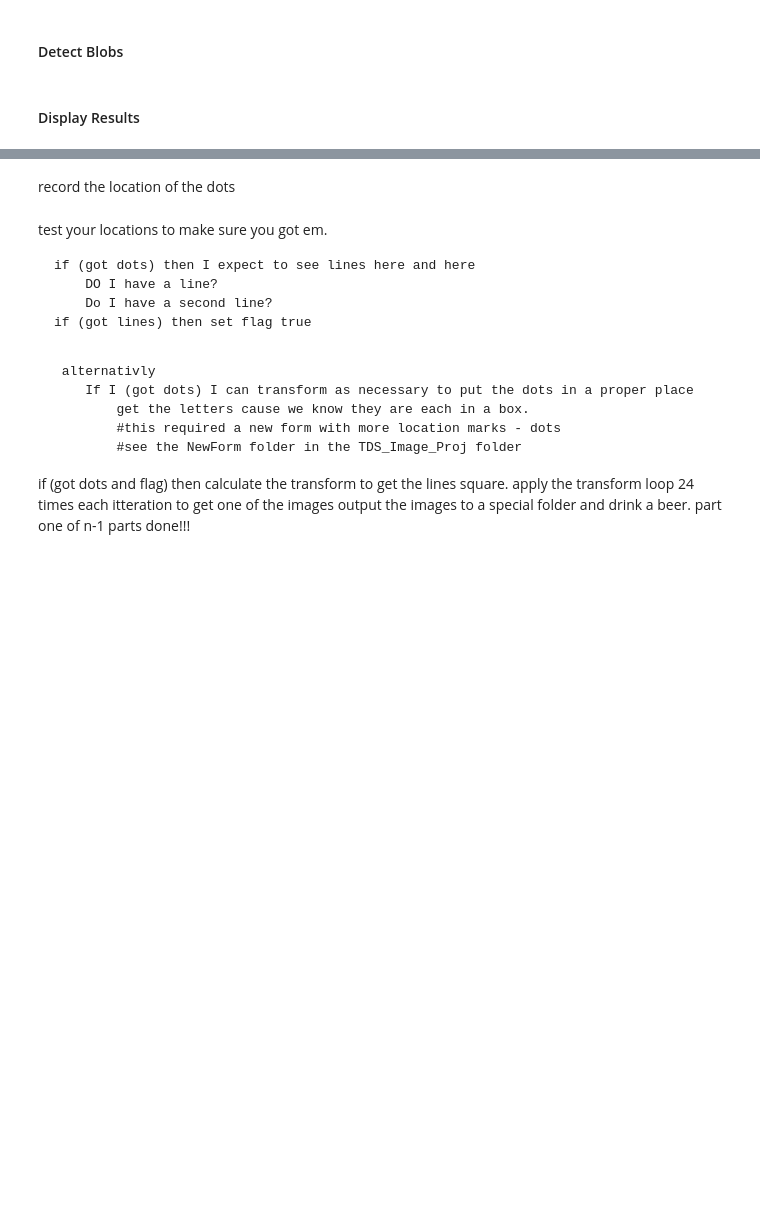
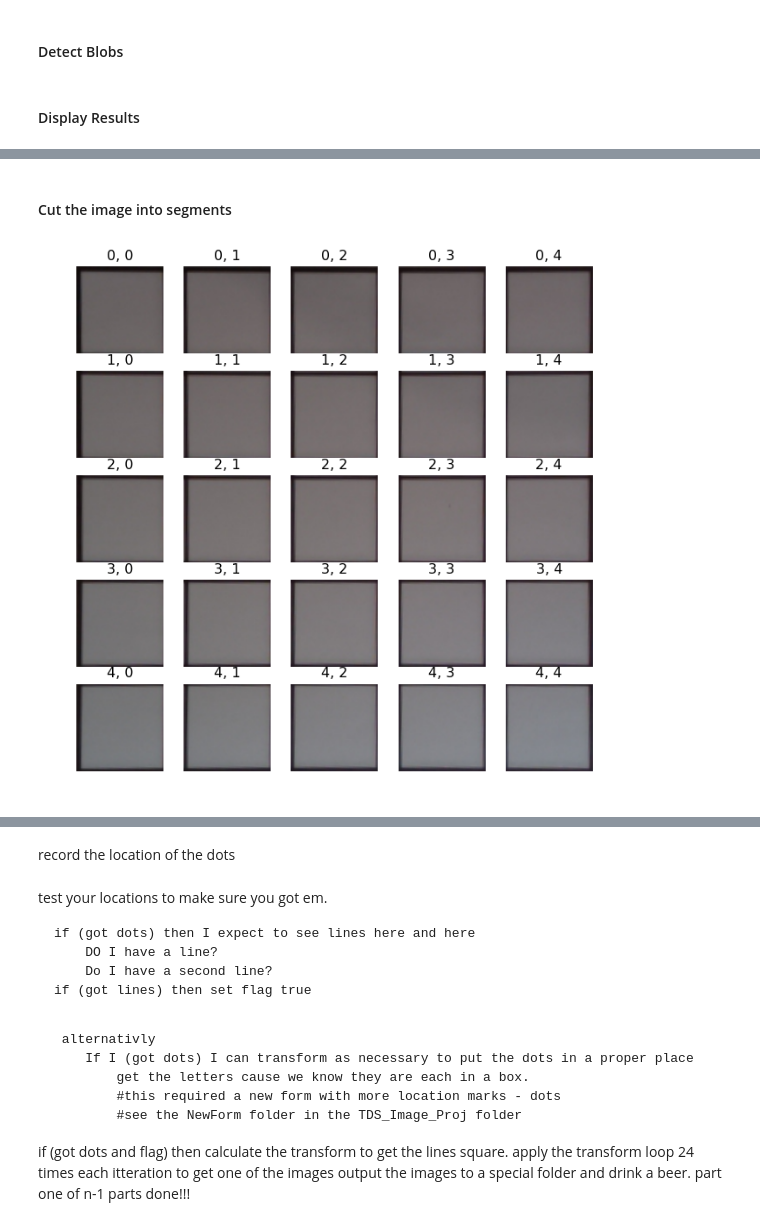
Before and after one commit to zachandfox/Playground, a Jupyter notebook: TDS_Image_Proj/code/ImportImages.ipynb, the cells around one changed output, grey strips where cells are left out. Cells and saved outputs as stored; diff of their text form; code cells hidden in the pictures; blank space fills up the shorter version.

```diff
--- a/TDS_Image_Proj/code/ImportImages.ipynb
+++ b/TDS_Image_Proj/code/ImportImages.ipynb
@@ -115,0 +118,34 @@ plt.show()
+# %% [markdown]
+#### Cut the image into segments
+# %%
+# create a figure to hold subplots for the split images
+fig1 = plt.figure(figsize=(8, 8), dpi=96)
+
+# create a list for the subplots which will be programmatically filled
+axes = []
+
+# create the 25 (5*5) subplots and put them in the list
+xdim = 5
+ydim = 5
+cellsize = int(500 / xdim) # each cell is 96x96 pixels (480/5)
+for row in range(0, ydim):
+    for col in range(0, xdim):
+        axes.append(plt.subplot2grid((xdim,ydim),(row,col)))
+
+# iterate through the list of subplots and draw them
+cur = 0
+onrow = 0
+oncol = 0
+for ax in axes:
+    ax.axis('off')
+    ax.set_title("%d, %d" % (onrow, oncol))
+    # each subplot is a 96x96 slice of the warped image!
+    ax.imshow(img_warp[(cellsize*onrow+50):(cellsize*onrow+cellsize+50), (cellsize*oncol+50):(cellsize*oncol+cellsize+50)], cmap='gray')
+    cur = cur + 1
+    if cur % xdim == 0:
+        onrow = onrow + 1
+    oncol = cur % xdim
+
+plt.show()
+# %% [output]
+[figure, added]
```
Also changed, not shown: parts of 11 cells of this notebook, 8 other files.
